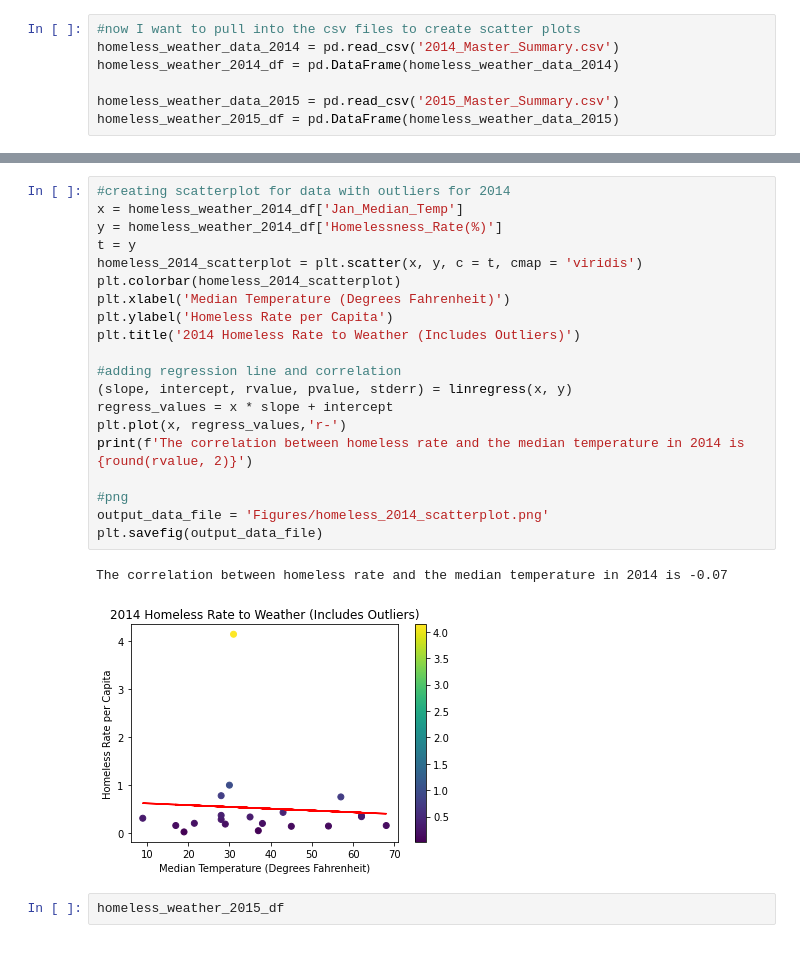
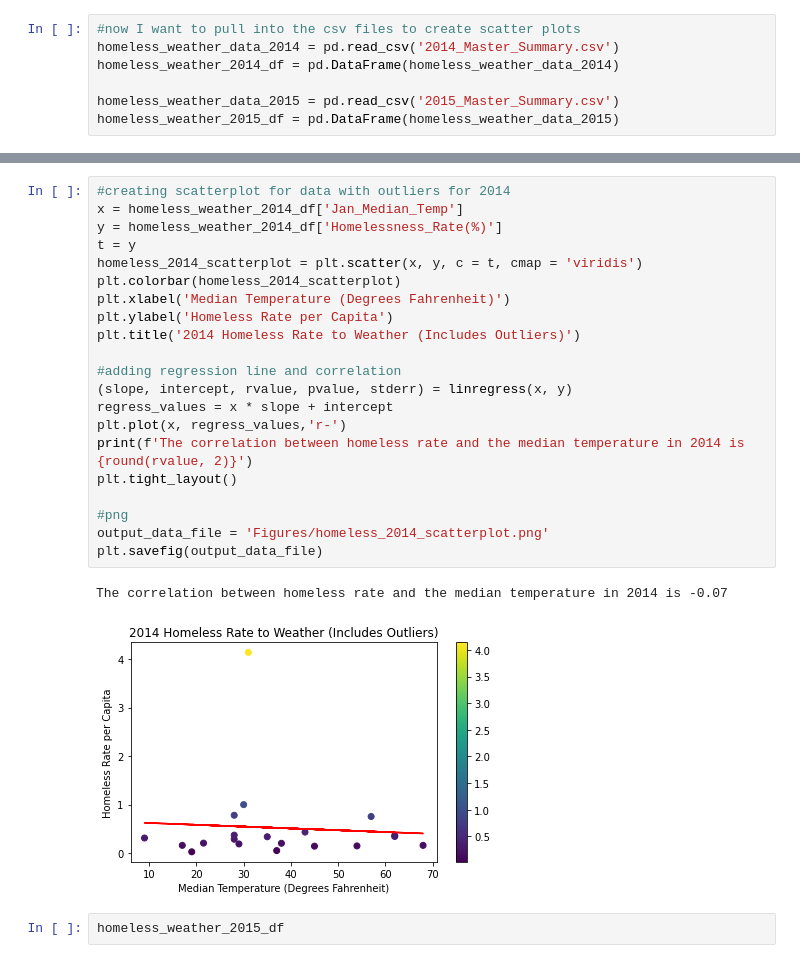
Before and after one commit to kylagelev/Homelessness-Weather, a Jupyter notebook: Jupyter_Notebooks/Homelessness_Data.ipynb, the cells around one changed output, grey strips where cells are left out. Drawn from its saved outputs; the diff is of its cells as text.

```diff
--- a/Homelessness_Data.ipynb
+++ b/Jupyter_Notebooks/Homelessness_Data.ipynb
@@ -279,26 +282,27 @@ homeless_weather_2014_df
 # %%
 #creating scatterplot for data with outliers for 2014
 x = homeless_weather_2014_df['Jan_Median_Temp']
 y = homeless_weather_2014_df['Homelessness_Rate(%)']
 t = y
 homeless_2014_scatterplot = plt.scatter(x, y, c = t, cmap = 'viridis')
 plt.colorbar(homeless_2014_scatterplot)
 plt.xlabel('Median Temperature (Degrees Fahrenheit)')
 plt.ylabel('Homeless Rate per Capita')
 plt.title('2014 Homeless Rate to Weather (Includes Outliers)')
 
 #adding regression line and correlation
 (slope, intercept, rvalue, pvalue, stderr) = linregress(x, y)
 regress_values = x * slope + intercept
 plt.plot(x, regress_values,'r-')
 print(f'The correlation between homeless rate and the median temperature in 2014 is {round(rvalue, 2)}')
+plt.tight_layout()
 
 #png
 output_data_file = 'Figures/homeless_2014_scatterplot.png'
 plt.savefig(output_data_file)
 # %% [output]
 The correlation between homeless rate and the median temperature in 2014 is -0.07
-[figure, old version]
+[figure, new version]
 # %%
 homeless_weather_2015_df
 # %% [output]
```
Also changed, not shown: parts of 6 cells of this notebook, 5 other files.
